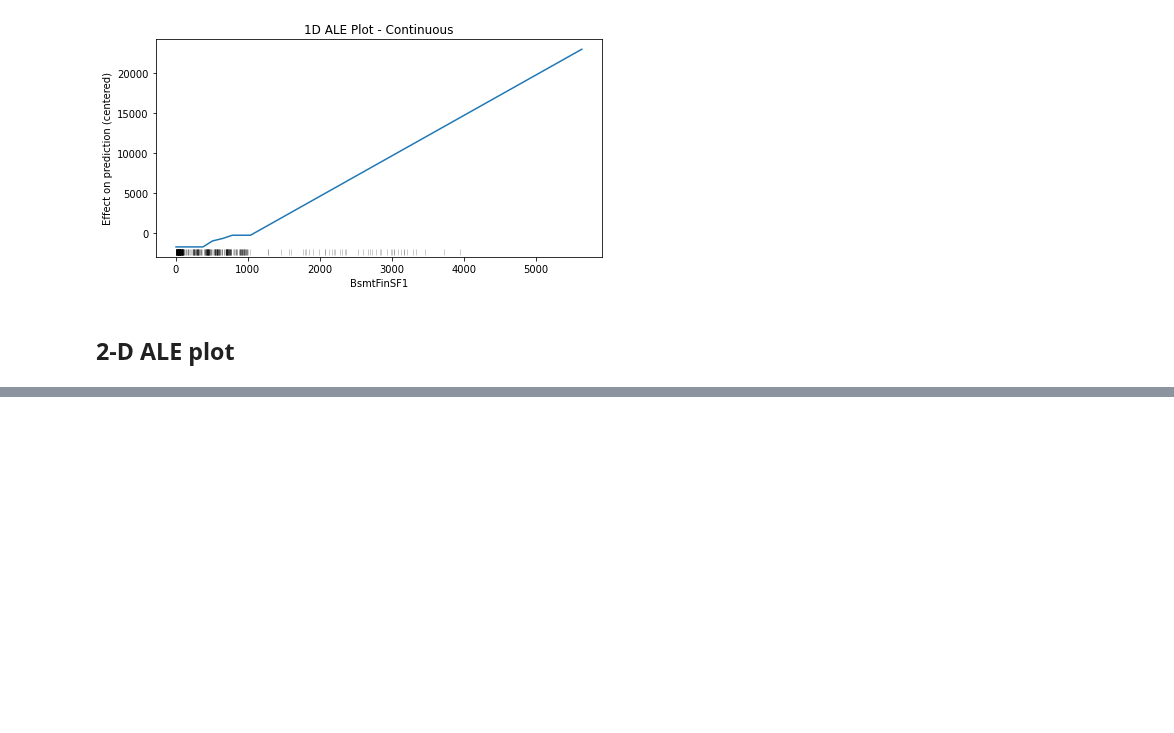
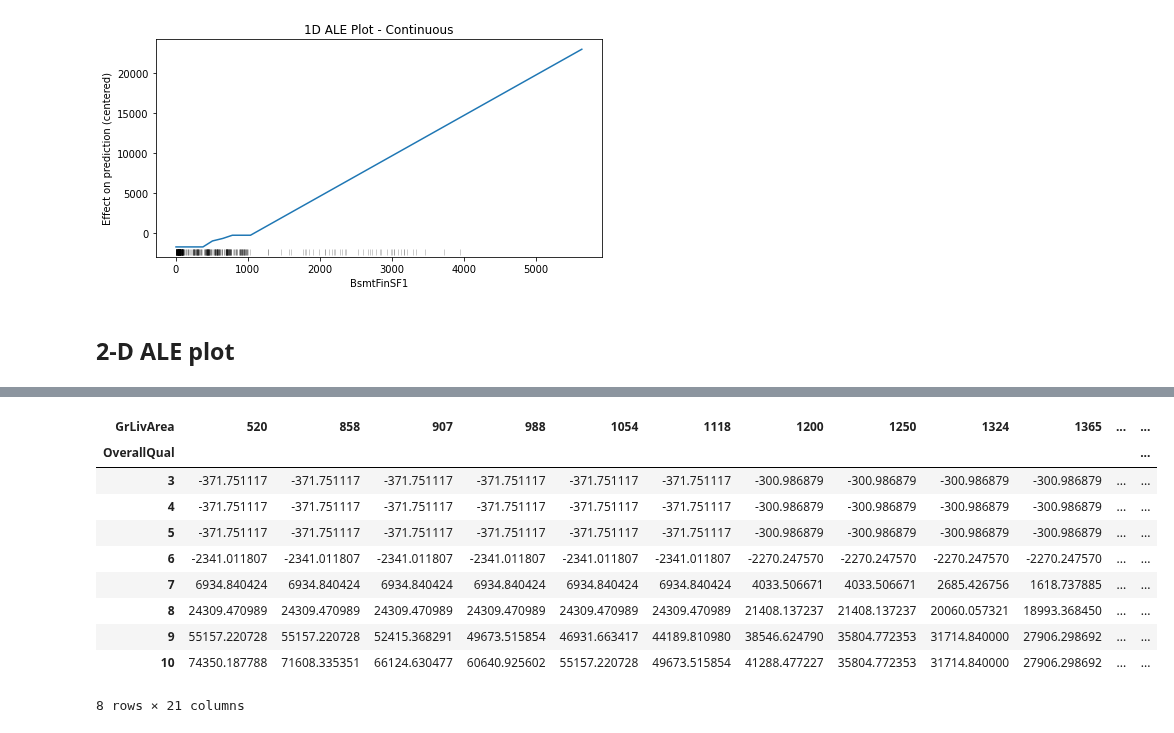
Before and after one commit to solegalli/machine-learning-interpretability, a Jupyter notebook: 11-ale-plots/8-ale-plots-interaction-pyALE.ipynb, the cells around one changed output, grey strips where cells are left out. Cells and saved outputs as stored; diff of their text form; code cells hidden in the pictures; blank space fills up the shorter version.

```diff
--- a/11-ale-plots/8-ale-plots-interaction-pyALE.ipynb
+++ b/11-ale-plots/8-ale-plots-interaction-pyALE.ipynb
@@ -149 +155,22 @@ from PyALE._src.ALE_2D import aleplot_2D_continuous
+# %%
+eff_grid = aleplot_2D_continuous(
+    X=X_test,
+    model=rf,
+    features=["OverallQual", "GrLivArea"],
+    grid_size=20,
+)
+
+eff_grid
+# %% [output]
+| GrLivArea | 520 | 858 | 907 | 988 | 1054 | 1118 | 1200 | 1250 | 1324 | 1365 | ... | ... |
+| OverallQual |  |  |  |  |  |  |  |  |  |  |  | ... |
+| 3 | -371.751117 | -371.751117 | -371.751117 | -371.751117 | -371.751117 | -371.751117 | -300.986879 | -300.986879 | -300.986879 | -300.986879 | ... | ... |
+| 4 | -371.751117 | -371.751117 | -371.751117 | -371.751117 | -371.751117 | -371.751117 | -300.986879 | -300.986879 | -300.986879 | -300.986879 | ... | ... |
+| 5 | -371.751117 | -371.751117 | -371.751117 | -371.751117 | -371.751117 | -371.751117 | -300.986879 | -300.986879 | -300.986879 | -300.986879 | ... | ... |
+| 6 | -2341.011807 | -2341.011807 | -2341.011807 | -2341.011807 | -2341.011807 | -2341.011807 | -2270.247570 | -2270.247570 | -2270.247570 | -2270.247570 | ... | ... |
+| 7 | 6934.840424 | 6934.840424 | 6934.840424 | 6934.840424 | 6934.840424 | 6934.840424 | 4033.506671 | 4033.506671 | 2685.426756 | 1618.737885 | ... | ... |
+| 8 | 24309.470989 | 24309.470989 | 24309.470989 | 24309.470989 | 24309.470989 | 24309.470989 | 21408.137237 | 21408.137237 | 20060.057321 | 18993.368450 | ... | ... |
+| 9 | 55157.220728 | 55157.220728 | 52415.368291 | 49673.515854 | 46931.663417 | 44189.810980 | 38546.624790 | 35804.772353 | 31714.840000 | 27906.298692 | ... | ... |
+| 10 | 74350.187788 | 71608.335351 | 66124.630477 | 60640.925602 | 55157.220728 | 49673.515854 | 41288.477227 | 35804.772353 | 31714.840000 | 27906.298692 | ... | ... |
+8 rows × 21 columns
 # %%
```
Also changed, not shown: parts of 8 cells of this notebook, 6 other files.
